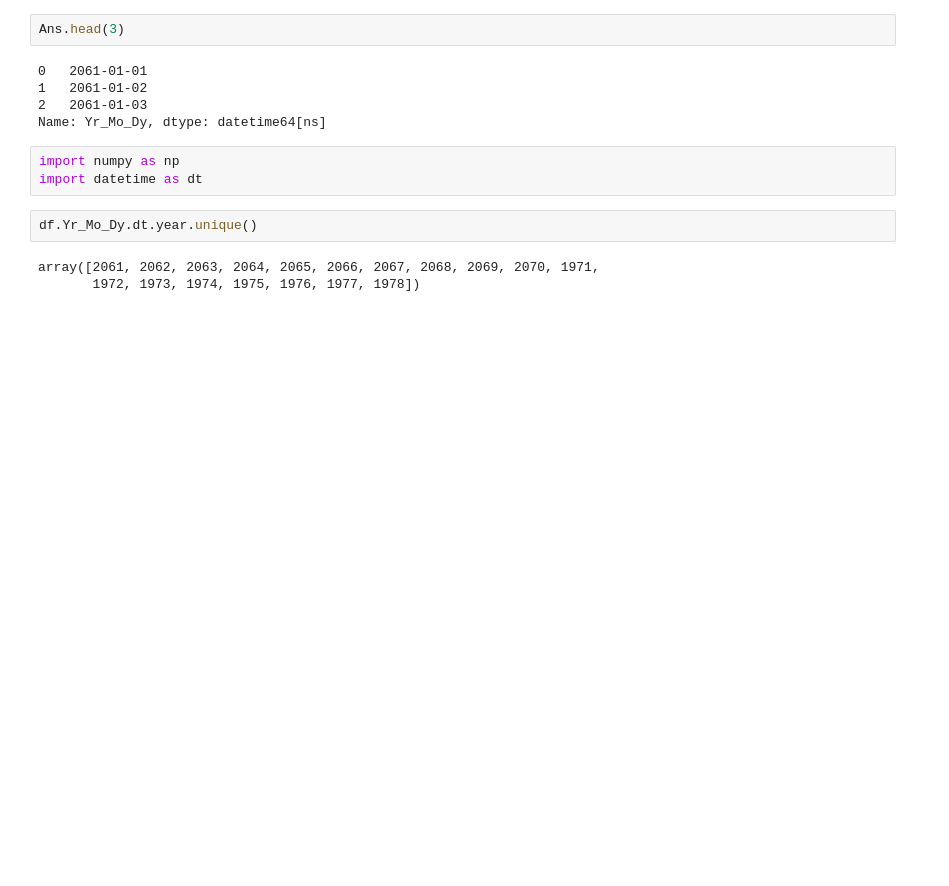
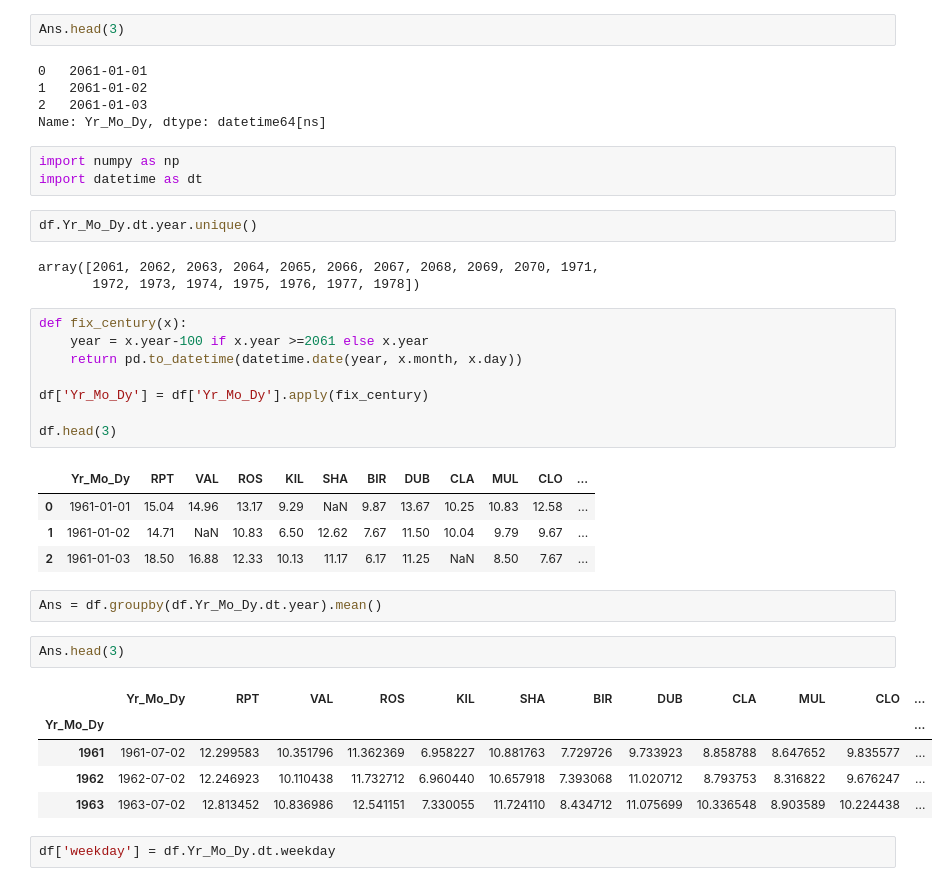
Before and after one commit to Ji30g/github_test, a Jupyter notebook: practice.ipynb, the cells around one changed output. Drawn from its saved outputs; the diff is of its cells as text; blank space fills up the shorter version.

```diff
--- a/practice.ipynb
+++ b/practice.ipynb
@@ -53,3 +53,28 @@ df.Yr_Mo_Dy.dt.year.unique()
 # %% [output]
 array([2061, 2062, 2063, 2064, 2065, 2066, 2067, 2068, 2069, 2070, 1971,
        1972, 1973, 1974, 1975, 1976, 1977, 1978])
+# %%
+def fix_century(x):
+    year = x.year-100 if x.year >=2061 else x.year
+    return pd.to_datetime(datetime.date(year, x.month, x.day))
+
+df['Yr_Mo_Dy'] = df['Yr_Mo_Dy'].apply(fix_century)
+
+df.head(3)
+# %% [output]
+|  | Yr_Mo_Dy | RPT | VAL | ROS | KIL | SHA | BIR | DUB | CLA | MUL | CLO | ... |
+| 0 | 1961-01-01 | 15.04 | 14.96 | 13.17 | 9.29 | NaN | 9.87 | 13.67 | 10.25 | 10.83 | 12.58 | ... |
+| 1 | 1961-01-02 | 14.71 | NaN | 10.83 | 6.50 | 12.62 | 7.67 | 11.50 | 10.04 | 9.79 | 9.67 | ... |
+| 2 | 1961-01-03 | 18.50 | 16.88 | 12.33 | 10.13 | 11.17 | 6.17 | 11.25 | NaN | 8.50 | 7.67 | ... |
+# %%
+Ans = df.groupby(df.Yr_Mo_Dy.dt.year).mean()
+# %%
+Ans.head(3)
+# %% [output]
+|  | Yr_Mo_Dy | RPT | VAL | ROS | KIL | SHA | BIR | DUB | CLA | MUL | CLO | ... |
+| Yr_Mo_Dy |  |  |  |  |  |  |  |  |  |  |  | ... |
+| 1961 | 1961-07-02 | 12.299583 | 10.351796 | 11.362369 | 6.958227 | 10.881763 | 7.729726 | 9.733923 | 8.858788 | 8.647652 | 9.835577 | ... |
+| 1962 | 1962-07-02 | 12.246923 | 10.110438 | 11.732712 | 6.960440 | 10.657918 | 7.393068 | 11.020712 | 8.793753 | 8.316822 | 9.676247 | ... |
+| 1963 | 1963-07-02 | 12.813452 | 10.836986 | 12.541151 | 7.330055 | 11.724110 | 8.434712 | 11.075699 | 10.336548 | 8.903589 | 10.224438 | ... |
+# %%
+df['weekday'] = df.Yr_Mo_Dy.dt.weekday
```
Also changed, not shown: parts of 20 cells of this notebook.
